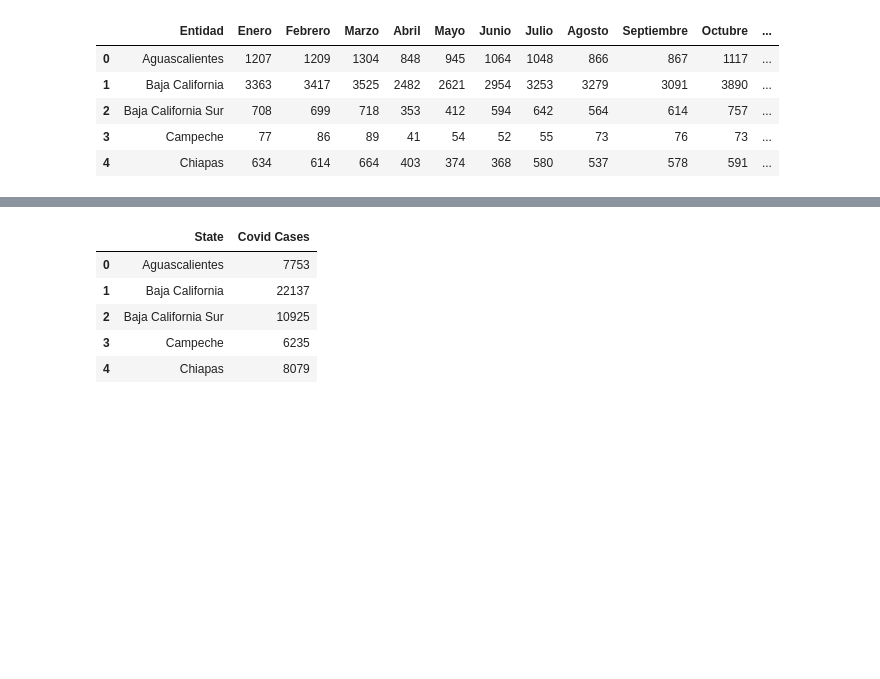
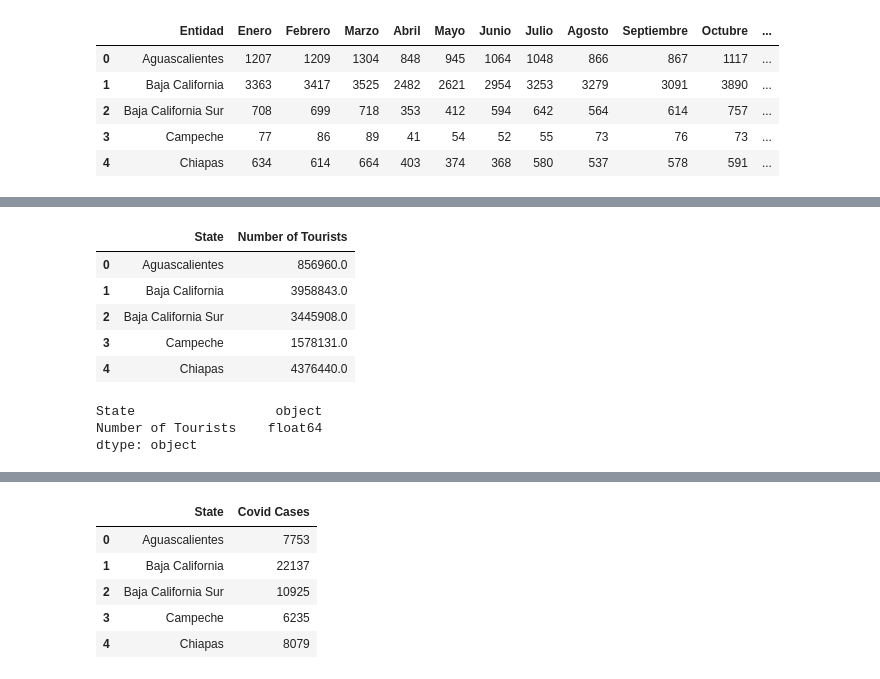
Before and after one commit to robmir22/Project1_Pygmalion, a Jupyter notebook: Project_Pygmalion.ipynb, the cells around one changed output, grey strips where cells are left out. Saved outputs shown, nothing was run; the diff lists cells and outputs as text; code cells hidden in the pictures; blank space fills up the shorter version.

Commit message:
Data cleaning finished

```diff
--- a/Project_Pygmalion.ipynb
+++ b/Project_Pygmalion.ipynb
@@ -386,3 +386,21 @@ crime_sorted.to_csv("clean_data/crimenes.csv", index=False)
 # 3. Tourist per state data
 # Source INEGI - Webchat
 # http://www.datatur.sectur.gob.mx/SitePages/InfTurxEdo.aspx
+# %%
+tourist = "raw_data/INEGI_Tourist_data.csv"
+tourist_df = pd.read_csv(tourist)
+# %%
+tourist_df.head()
+# %% [output]
+|  | State | Number of Tourists |
+| 0 | Aguascalientes | 856960.0 |
+| 1 | Baja California | 3958843.0 |
+| 2 | Baja California Sur | 3445908.0 |
+| 3 | Campeche | 1578131.0 |
+| 4 | Chiapas | 4376440.0 |
+# %%
+tourist_df.dtypes
+# %% [output]
+State                  object
+Number of Tourists    float64
+dtype: object
```
Also changed, not shown: parts of 10 cells of this notebook, 4 other files.
